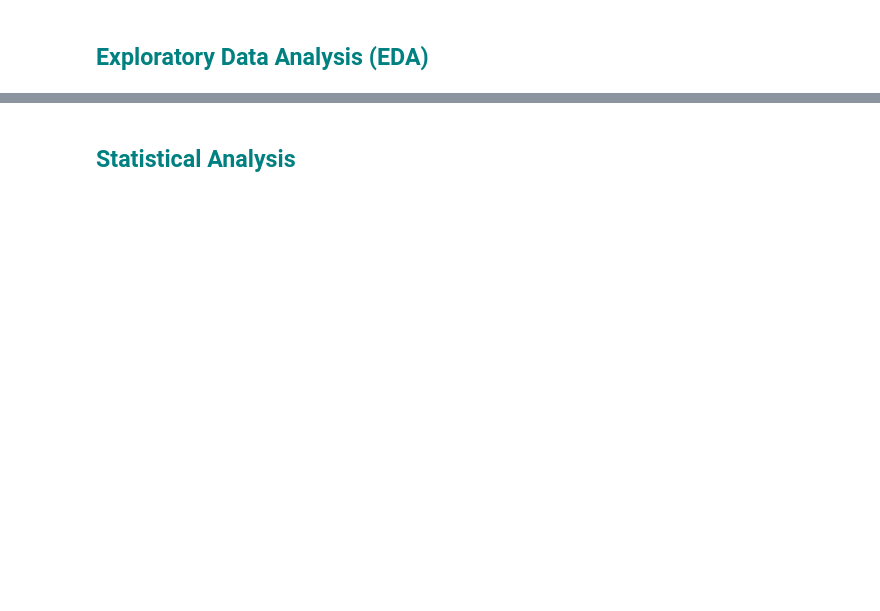
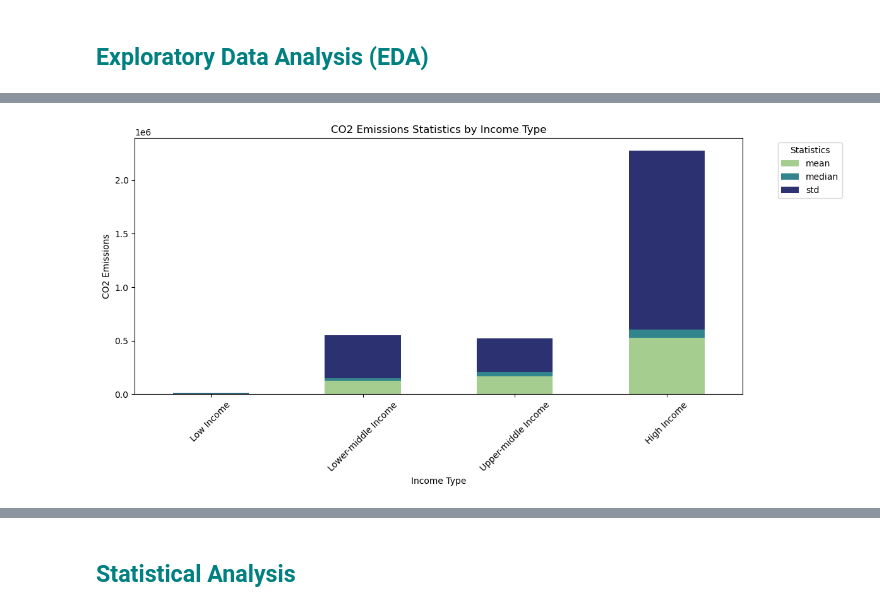
Before and after one commit to martaverfer/project-data-analysis, a Jupyter notebook: python_scripts/main.ipynb, the cells around one changed output, grey strips where cells are left out. Drawn from its saved outputs; the diff is of its cells as text; code cells hidden in the pictures; blank space fills up the shorter version.

```diff
--- a/python_scripts/main.ipynb
+++ b/python_scripts/main.ipynb
@@ -159,0 +346,9 @@ df["gender"].unique()
+# %%
+# I want to create a new collumn so we can group countries by regions
+# The World Bank classifies countries into various regions for statistical purposes.
+# These regions typically include: East Asia & Pacific, Latin America & the Caribbean, Europe & Central Asia, Sub-Saharan Africa, Middle East & North Africa, South Asia and North America
+# For that I need a new dataset containig the name of the countries and the name of the regions
+
+data_region = pd.read_csv('../dataset/life_expectancy.csv')
+df_region = data_region.copy()
+df_region
@@ -159,0 +369,9 @@ df["gender"].unique()
+# %%
+# Since I am only interested in two columns (Country Name and region), I will create a new dataframe with only these columns
+df_region = df_region[["Country Name", "Region"]]
+
+# This dataframe contains several times the name of the countries since there are data of them across the years.
+# For that, ones created the new dataframe with two columns, I will delete the duplicates
+df_region = data_cleaning.to_snake_case(df_region)
+df_region = data_cleaning.remove_duplicates(df_region)
+df_region = df_region.rename(columns={"country_name": "country"})
@@ -161,0 +552,4 @@ df["gender"].unique()
+# %%
+# Group by
+agg_income_df = df_merged.groupby("income_type")["co2_emissions"].agg(["mean","median","std"]).round(2)
+agg_income_df
@@ -161,0 +563,21 @@ df["gender"].unique()
+# %%
+# Assuming agg_df is already computed with the statistics (count, mean, median, std)
+agg_df_reset = agg_income_df.reset_index()
+
+# Reshape the data to a format suitable for a stacked bar plot
+agg_df_reset_melted = agg_df_reset.set_index('income_type')[['mean', 'median', 'std']]
+
+# Plotting the stacked bar plot
+ax = agg_df_reset_melted.plot(kind='bar', stacked=True, figsize=(12, 6), colormap="crest")
+
+# Customize the plot
+plt.title('CO2 Emissions Statistics by Income Type')
+plt.xlabel('Income Type')
+plt.ylabel('CO2 Emissions')
+plt.xticks(rotation=45)
+plt.legend(title='Statistics', bbox_to_anchor=(1.05, 1), loc='upper left')
+
+plt.tight_layout()
+plt.show()
+# %% [output]
+[figure, added]
```
Also changed, not shown: parts of 64 cells of this notebook, 5 other files.
